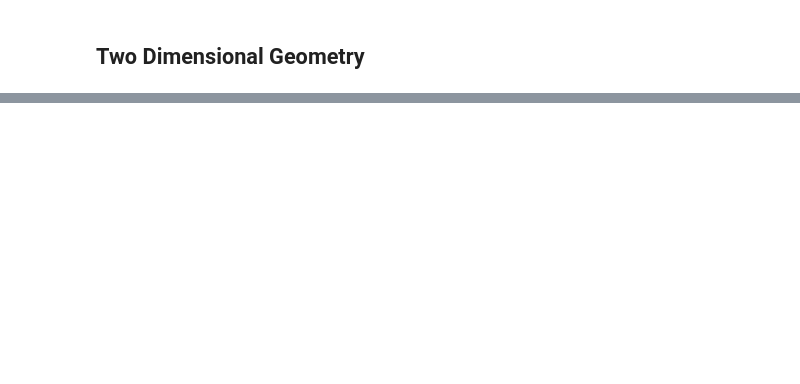
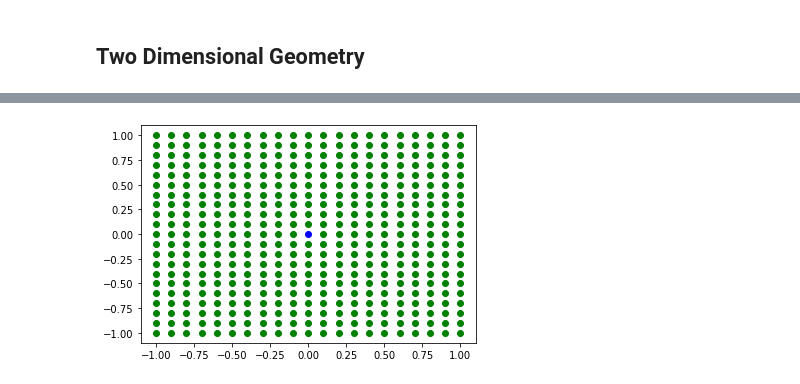
Before and after one commit to UZerbinati/Suite, a Jupyter notebook: Docs/Geo/Geometry2D.ipynb, the cells around one changed output, grey strips where cells are left out. Cells and saved outputs as stored; diff of their text form; code cells hidden in the pictures; blank space fills up the shorter version.

```diff
--- a/Docs/Geo/Geometry2D.ipynb
+++ b/Docs/Geo/Geometry2D.ipynb
@@ -29,8 +10,0 @@ T.GetVertex(2)
-# %%
-P = Point2D();
-P.Set([-4.0,0.0]);
-T.SetVertex(P,0);
-P.Set([4.0,0.0]);
-T.SetVertex(P,1);
-P.Set([0.0,8.0]);
-T.SetVertex(P,2);
@@ -97,0 +70,41 @@ DrawTriangle(Ts[1])
+# %%
+Geo = Geometry(2);
+def distSquare(P):
+    """
+    y2 -> *----------*
+           |          |
+           |          |
+           |          |
+    y1 -> *----------*
+           ^          ^
+           |x1        |x2
+    """
+    x1 = 0; x2 = 1; y1 = 0; y2=1;
+    return max([P[0]-x2,x1-P[0],P[1]-y2,y1-P[1]])
+def distSquare2(P):
+    """
+    y2 -> *----------*
+           |          |
+           |          |
+           |          |
+    y1 -> *----------*
+           ^          ^
+           |x1        |x2
+    """
+    x1 = -1; x2 = 0; y1 = -1; y2=0;
+    return max([P[0]-x2,x1-P[0],P[1]-y2,y1-P[1]])
+Geo.add(distSquare)
+Geo.inter(distSquare2)
+X = [k*0.1 for k in range(-10,11)];
+Y = [k*0.1 for k in range(-10,11)];
+for k in range(-10,11):
+    for n in range(-10,11):
+        if Geo.eval([X[k],Y[n]])<0:
+            color = "red";
+        elif Geo.eval([X[k],Y[n]])==0:
+            color = "blue";
+        else:
+            color = "green";
+        plt.scatter(X[k],Y[n],color=color)
+# %% [output]
+[figure, added]
```
Also changed, not shown: parts of 20 cells of this notebook, 26 other files.
